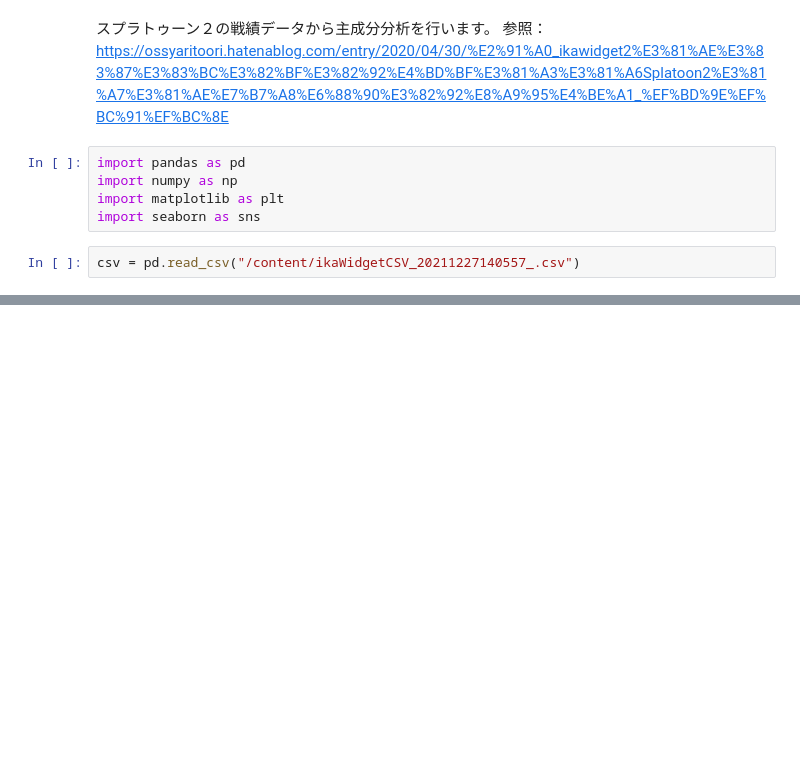
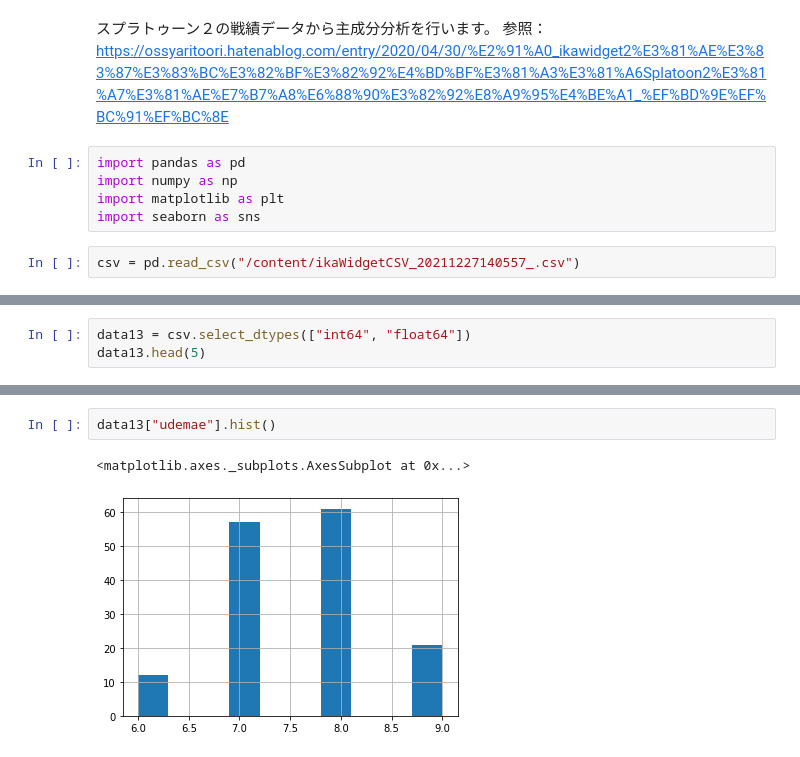
Before and after one commit to ichi-a00/google_colab, a Jupyter notebook: ikawidget2.ipynb, the cells around one changed output, grey strips where cells are left out. Cells and saved outputs as stored; diff of their text form; blank space fills up the shorter version.

```diff
--- a/ikawidget2.ipynb
+++ b/ikawidget2.ipynb
@@ -39,0 +72,3 @@ Name: alpha1AllKill, Length: 432, dtype: int64
+# %%
+data13 = csv.select_dtypes(["int64", "float64"])
+data13.head(5)
@@ -39,0 +83,5 @@ Name: alpha1AllKill, Length: 432, dtype: int64
+# %%
+data13["udemae"].hist()
+# %% [output]
+<matplotlib.axes._subplots.AxesSubplot at 0x...>
+[figure, added]
```
Also changed, not shown: parts of 18 cells of this notebook.
